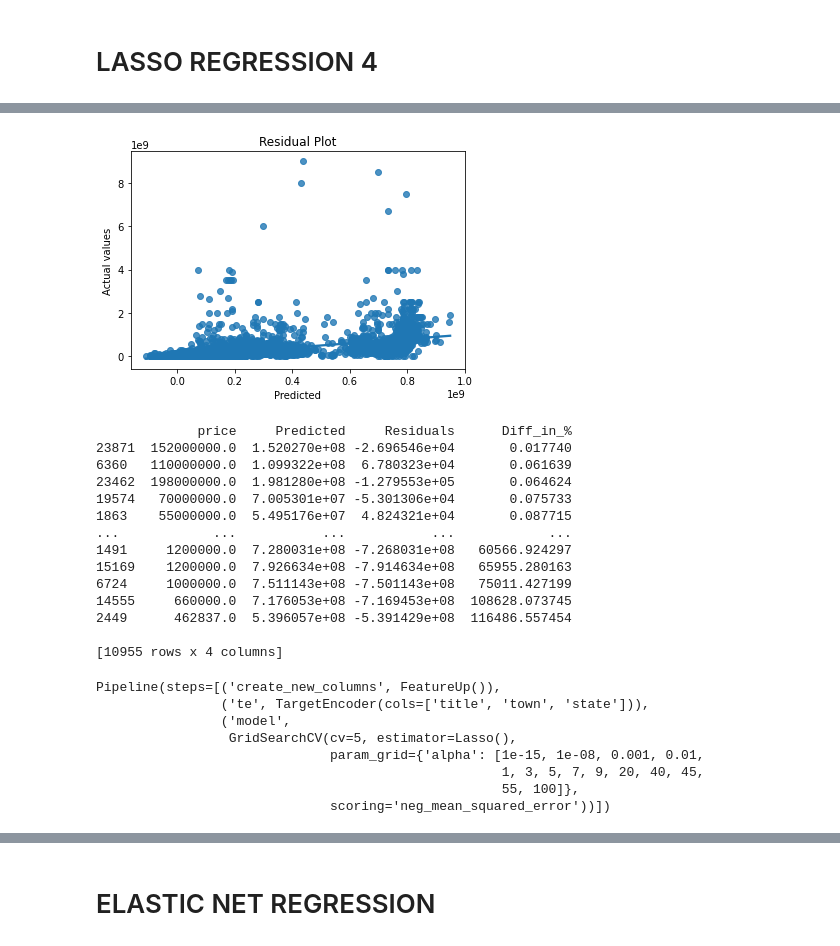
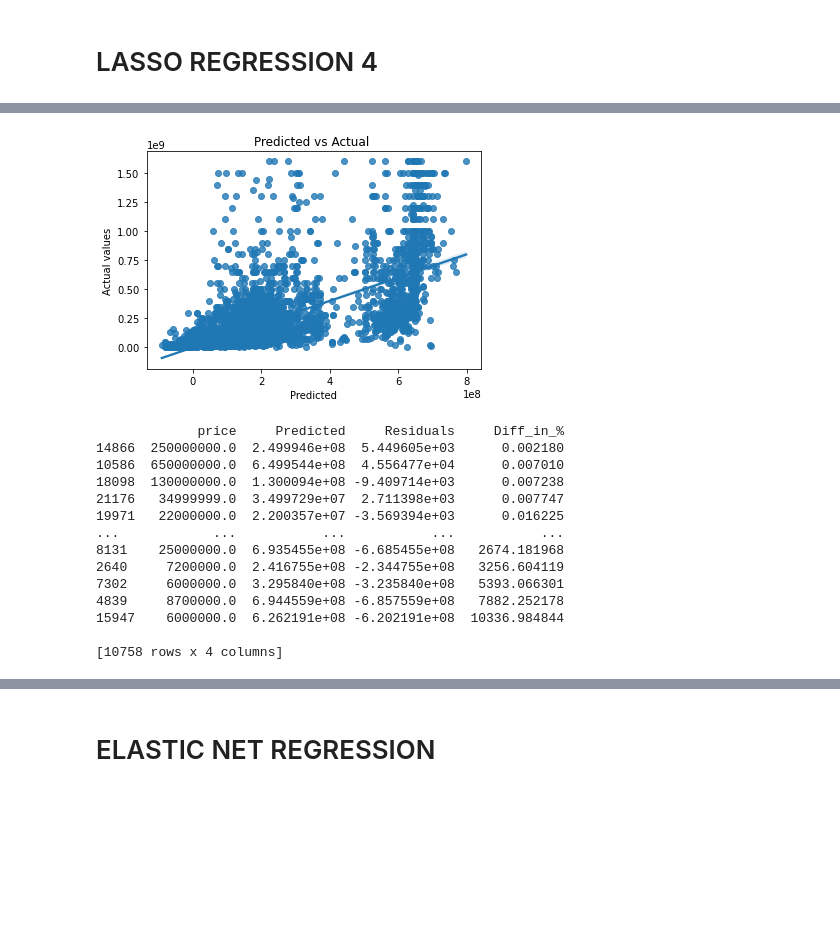
Before and after one commit to NeonStone7/Nigerian_house_price_prediction, a Jupyter notebook: Project_Nigerian_House_Price_Prediction.ipynb, the cells around one changed output, grey strips where cells are left out. Saved outputs shown, nothing was run; the diff lists cells and outputs as text; code cells hidden in the pictures; blank space fills up the shorter version.

```diff
--- a/Project_Nigerian_House_Price_Prediction.ipynb
+++ b/Project_Nigerian_House_Price_Prediction.ipynb
@@ -1671,3 +1729,16 @@ Baseline MAE: 0.916056808472975
+# %%
+#adding a new column
+xtrain_3['total_rooms'] = xtrain_3['bedrooms'] + xtrain_3['bathrooms'] + xtrain_3['toilets']
+
+
+## Adding a step to replace high cardinality variables with 'others' in the pipeline
+
+for i in xtrain_3.select_dtypes('O').columns:
+    value_counts = xtrain_3[i].value_counts()
+    to_replace = value_counts[value_counts <= 30].index
+    xtrain_3[i].replace(to_replace, 'Others', inplace=True)
+
+xtrain_3=pd.get_dummies(xtrain_3)
 # %% [markdown]
 ### MODEL BUILDING 3
 # %%
@@ -2106,0 +2091,5 @@ Pipeline(steps=[('create_new_columns', FeatureUp()),
+# %%
+adaboost_3=AdaBoostRegressor()
+
+
+model,metrics_table_3f = regression_model_3(adaboost_3)
@@ -2179,7 +2210,7 @@ def regression_model_4(model):
 
 
     sns.regplot(x=train_pred,y=ytrain_4)
-    plt.title('Residual Plot')
+    plt.title('Predicted vs Actual ')
     plt.xlabel('Predicted')
     plt.ylabel('Actual values')
     plt.show();
@@ -2200,8 +2231,13 @@ def regression_model_4(model):
     pd.options.display.max_rows=1000
     stat= stat.sort_values(by='Diff_in_%')
     print(stat)
+    metrics_table_4 = pd.DataFrame({'Mean_absolute_error':mae,
+                                    'Mean_squared_error':mse,
+                                    'Root_mean_squared_error':root_mean_squared_error,
+                                    'R2_score':r2score},index=[model])
 
-    return model
+
+    return model,metrics_table_4
 
 def regression_weights(model):
     model.fit(xtrain_4,ytrain_4)
@@ -2296,19 +2324,11 @@ lasso_regressor= Lasso()
 
 parameters={'alpha':[1e-15,1e-8,1e-3,1e-2,1,3,5,7,9,20,40,45,55,100]}
 
-lasso_regressor_4=GridSearchCV(lasso_regressor,parameters,scoring='neg_mean_squared_error',cv=5)
+lasso_regressor_4=RandomizedSearchCV(lasso_regressor,param_distributions=parameters,n_iter=5,scoring='neg_mean_squared_error',n_jobs=-1,verbose=3)
 
 
-# Create the full pipeline
-lasso_pipeline_4 = Pipeline(steps=[
-    ('create_new_columns', FeatureUp()),
-    #('preprocessor', preprocessor),
-    ('te',TargetEncoder()),
-    #('log_transformer', LogTransformer()),
 
-    ('model', lasso_regressor_4),
-])
 
 # Fit the model
-regression_model_4(lasso_pipeline_4)
+model,metrics_table_4a=regression_model_4(lasso_regressor_4)
 # %% [output]
@@ -2322,27 +2343,19 @@ Train_Normalised_rmse --- 0.032870274200132464
 [interactive output not drawn]
 [interactive output not drawn]
 [interactive output not drawn]
 [interactive output not drawn]
-[figure, old version]
+[figure, new version]
-             price     Predicted     Residuals      Diff_in_%
-23871  152000000.0  1.520270e+08 -2.696546e+04       0.017740
-6360   110000000.0  1.099322e+08  6.780323e+04       0.061639
-23462  198000000.0  1.981280e+08 -1.279553e+05       0.064624
-19574   70000000.0  7.005301e+07 -5.301306e+04       0.075733
-1863    55000000.0  5.495176e+07  4.824321e+04       0.087715
-...            ...           ...           ...            ...
-1491     1200000.0  7.280031e+08 -7.268031e+08   60566.924297
-15169    1200000.0  7.926634e+08 -7.914634e+08   65955.280163
-6724     1000000.0  7.511143e+08 -7.501143e+08   75011.427199
-14555     660000.0  7.176053e+08 -7.169453e+08  108628.073745
-2449      462837.0  5.396057e+08 -5.391429e+08  116486.557454
+             price     Predicted     Residuals     Diff_in_%
+14866  250000000.0  2.499946e+08  5.449605e+03      0.002180
+10586  650000000.0  6.499544e+08  4.556477e+04      0.007010
+18098  130000000.0  1.300094e+08 -9.409714e+03      0.007238
+21176   34999999.0  3.499729e+07  2.711398e+03      0.007747
+19971   22000000.0  2.200357e+07 -3.569394e+03      0.016225
+...            ...           ...           ...           ...
+8131    25000000.0  6.935455e+08 -6.685455e+08   2674.181968
+2640     7200000.0  2.416755e+08 -2.344755e+08   3256.604119
+7302     6000000.0  3.295840e+08 -3.235840e+08   5393.066301
+4839     8700000.0  6.944559e+08 -6.857559e+08   7882.252178
+15947    6000000.0  6.262191e+08 -6.202191e+08  10336.984844
 
-[10955 rows x 4 columns]
+[10758 rows x 4 columns]
-Pipeline(steps=[('create_new_columns', FeatureUp()),
-                ('te', TargetEncoder(cols=['title', 'town', 'state'])),
-                ('model',
-                 GridSearchCV(cv=5, estimator=Lasso(),
-                              param_grid={'alpha': [1e-15, 1e-08, 0.001, 0.01,
-                                                    1, 3, 5, 7, 9, 20, 40, 45,
-                                                    55, 100]},
-                              scoring='neg_mean_squared_error'))])
```
Also changed, not shown: parts of 161 cells of this notebook.
